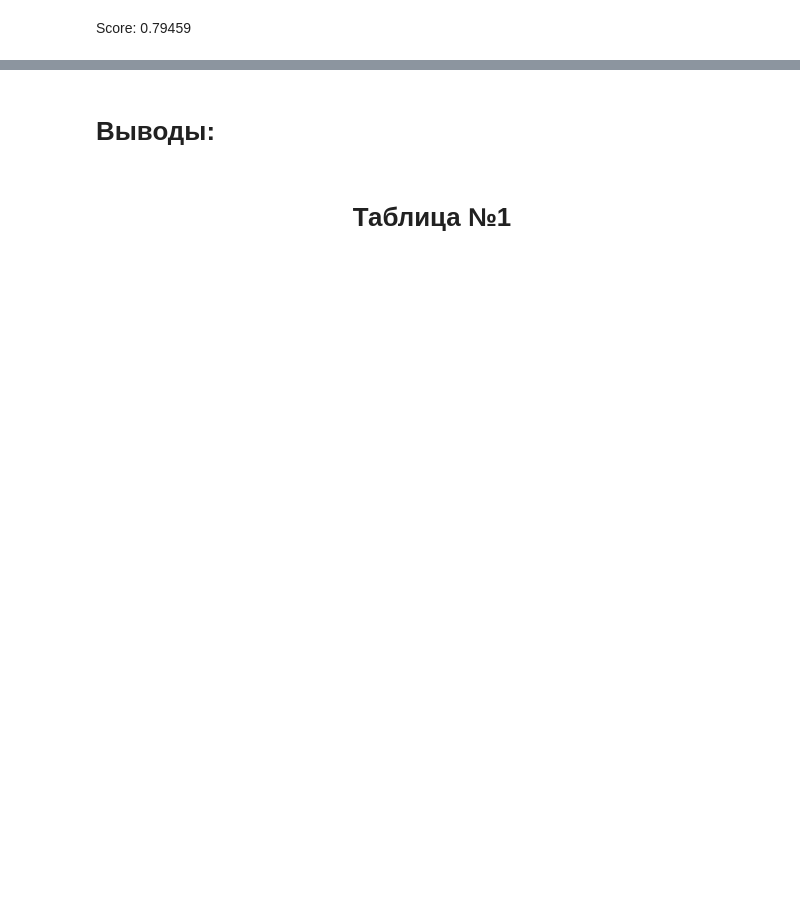
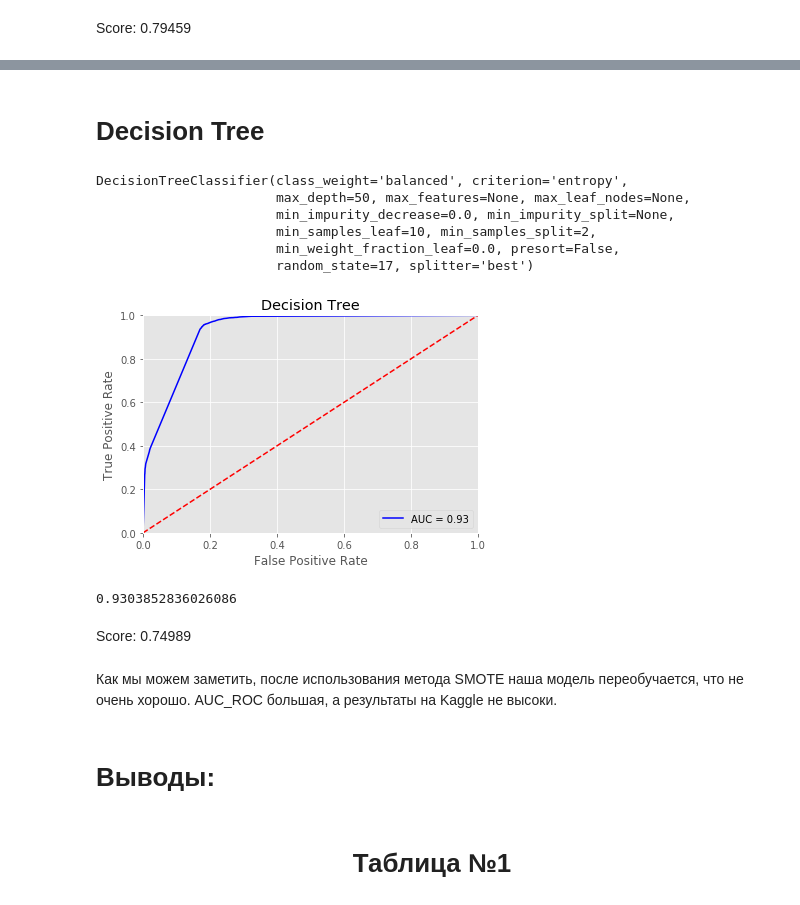
Before and after one commit to AReginaR/Project_Akramova_Abdrashitova_Valiev, a Jupyter notebook: Amazon.ipynb, the cells around one changed output, grey strips where cells are left out. Cells and saved outputs as stored; diff of their text form; code cells hidden in the pictures; blank space fills up the shorter version.

```diff
--- a/Amazon.ipynb
+++ b/Amazon.ipynb
@@ -771,0 +751,32 @@ Score: 0.79459
+# %% [markdown]
+# Decision Tree
+# %%
+tree=DecisionTreeClassifier(criterion='entropy', max_depth=50, random_state=17, min_samples_leaf=10, class_weight='balanced')
+tree.fit(X_train_b, y_train_b)
+# %% [output]
+DecisionTreeClassifier(class_weight='balanced', criterion='entropy',
+                       max_depth=50, max_features=None, max_leaf_nodes=None,
+                       min_impurity_decrease=0.0, min_impurity_split=None,
+                       min_samples_leaf=10, min_samples_split=2,
+                       min_weight_fraction_leaf=0.0, presort=False,
+                       random_state=17, splitter='best')
+# %%
+pred_prob = tree.predict_proba(X_test_b)
+preds = pred_prob[:,1]
+fpr, tpr, threshold = metrics.roc_curve(y_test_b, preds)
+roc_auc = metrics.auc(fpr, tpr)
+plt.title('Decision Tree')
+plt.plot(fpr, tpr, 'b', label = 'AUC = %0.2f' % roc_auc)
+plt.legend(loc = 'lower right')
+plt.plot([0, 1], [0, 1],'r--')
+plt.xlim([0, 1])
+plt.ylim([0, 1])
+plt.ylabel('True Positive Rate')
+plt.xlabel('False Positive Rate')
+plt.show()
+# %% [output]
+[figure, added]
+# %%
+roc_auc
+# %% [output]
+0.9303852836026086
@@ -772,3 +787,7 @@ Score: 0.79459
+# %% [markdown]
+Score: 0.74989
+# %% [markdown]
+Как мы можем заметить, после использования метода SMOTE наша модель переобучается, что не очень хорошо. AUC_ROC большая, а результаты на Kaggle не высоки.
 # %% [markdown]
 
 # Выводы:
```
Also changed, not shown: parts of 51 cells of this notebook.
